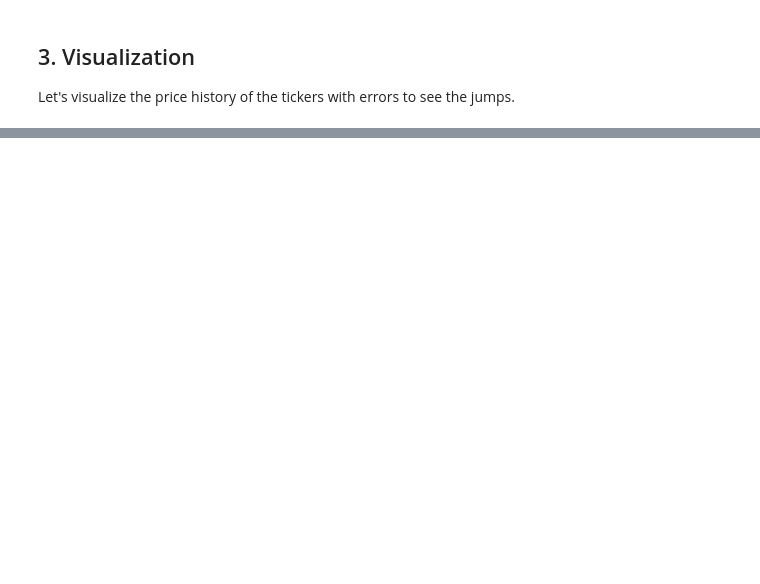
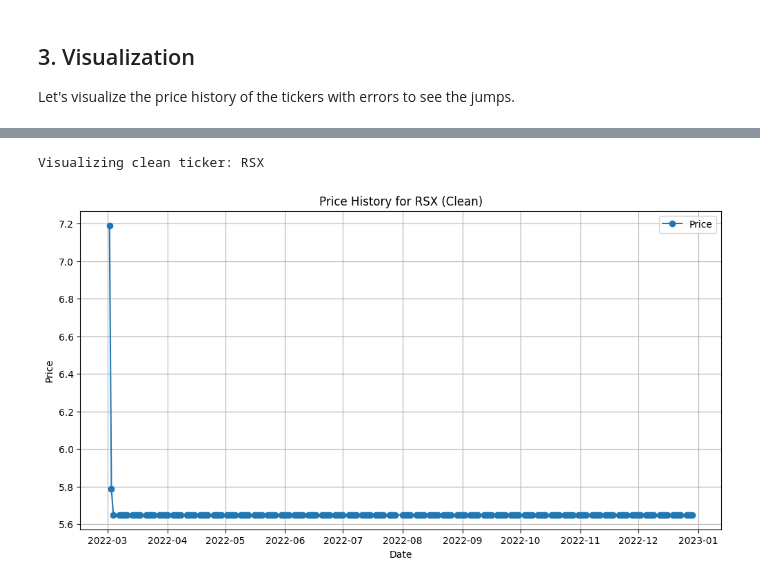
Before and after one commit to RaynorEtienn/Financial-Data-Analysis, a Jupyter notebook: notebooks/analysis.ipynb, the cells around one changed output, grey strips where cells are left out. Cells and saved outputs as stored; diff of their text form; code cells hidden in the pictures; blank space fills up the shorter version.

```diff
--- a/notebooks/analysis.ipynb
+++ b/notebooks/analysis.ipynb
@@ -90,0 +110,29 @@ if errors:
+# %%
+# Identify tickers with errors
+error_tickers = set(e.ticker for e in errors) if errors else set()
+
+# Find tickers without errors
+clean_tickers = [t for t in positions['P_Ticker'].unique() if t not in error_tickers]
+
+if clean_tickers:
+    # Find the clean ticker with the most data points
+    best_clean_ticker = max(clean_tickers, key=lambda t: len(positions[positions['P_Ticker'] == t]))
+
+    print(f"Visualizing clean ticker: {best_clean_ticker}")
+
+    ticker_data = positions[positions['P_Ticker'] == best_clean_ticker].sort_values('Date')
+
+    plt.figure(figsize=(12, 6))
+    plt.plot(ticker_data['Date'], ticker_data['Price'], marker='o', label='Price')
+
+    plt.title(f"Price History for {best_clean_ticker} (Clean)")
+    plt.xlabel("Date")
+    plt.ylabel("Price")
+    plt.grid(True)
+    plt.legend()
+    plt.show()
+else:
+    print("No clean tickers found.")
+# %% [output]
+Visualizing clean ticker: RSX
+[figure, added]
```
Also changed, not shown: parts of 3 cells of this notebook, 2 other files.
